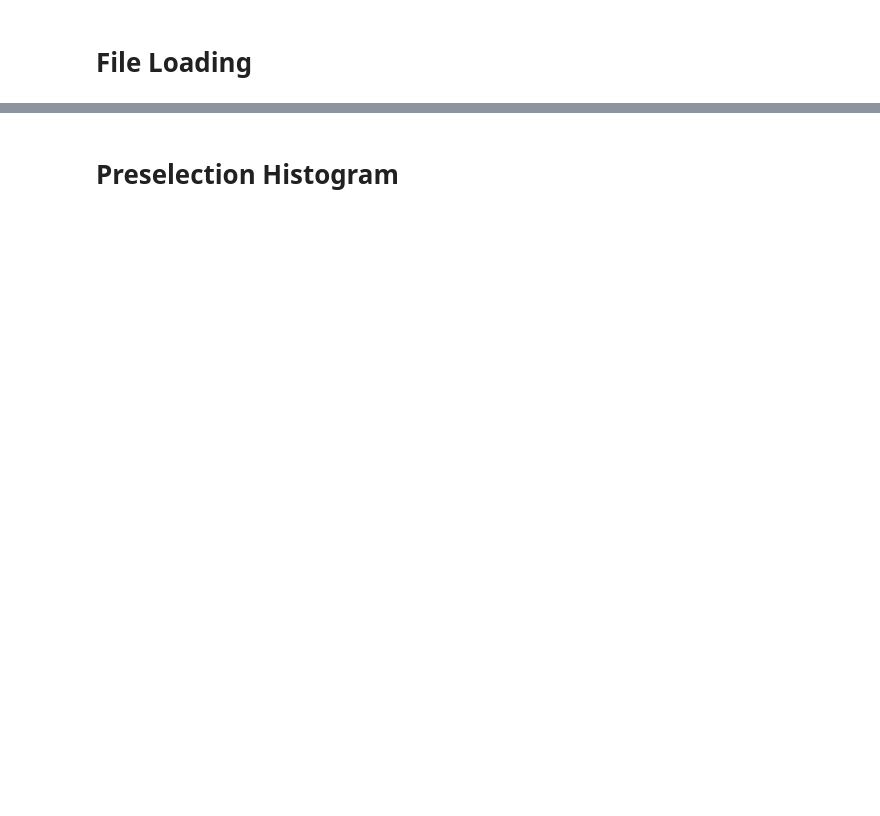
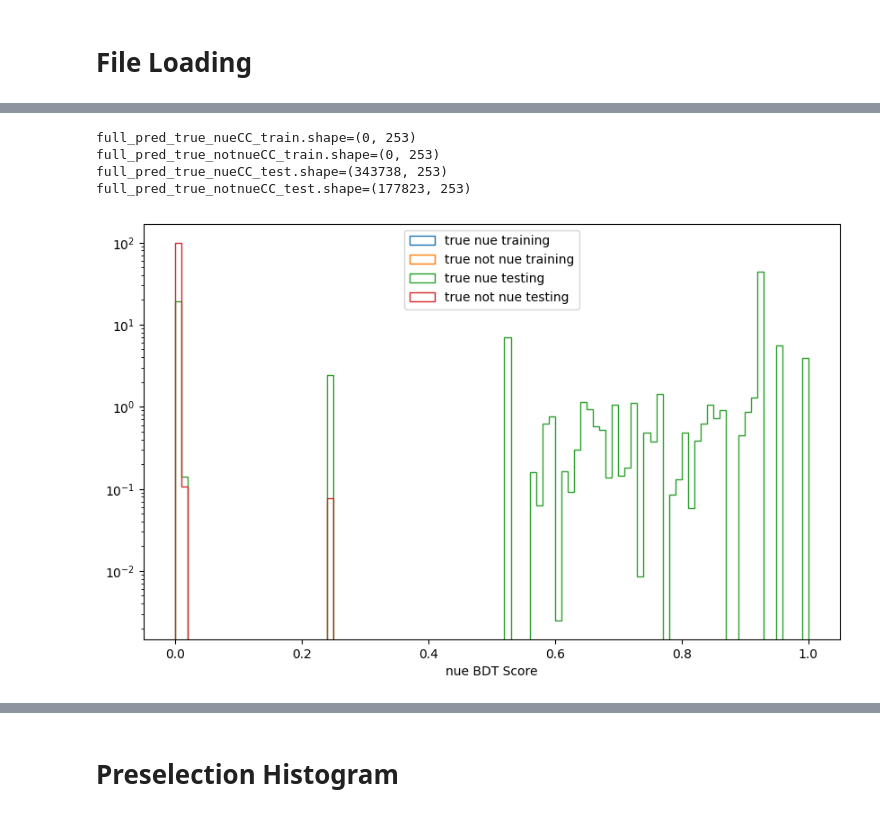
Before and after one commit to leehagaman/uboone_ngem, a Jupyter notebook: ipynb_notebooks/open_data_multiclass_histograms.ipynb, the cells around one changed output, grey strips where cells are left out. Drawn from its saved outputs; the diff is of its cells as text; code cells hidden in the pictures; blank space fills up the shorter version.

Commit message:
added nue_only LANTERN training, started trying to understand data/MC there

```diff
--- a/ipynb_notebooks/open_data_multiclass_histograms.ipynb
+++ b/ipynb_notebooks/open_data_multiclass_histograms.ipynb
@@ -24,9 +24,14 @@ from src.variables import lantern_training_vars
 training = "mixed_del1g_iso_training"
 training = "mixed_wc_training"
 training = "mixed_lantern_training"
+training = "nue_only_lantern_training"
 
 sig_categories = train_category_labels
 sig_category_labels_latex = train_category_labels_latex
+
+if training == "nue_only_lantern_training":
+    sig_categories = ["not_nue", "nue"]
+    sig_category_labels_latex = ["not_nue", "nue"]
 # %%
 print("loading all_df.pkl...")
 with open(f"{intermediate_files_location}/all_df.pkl", "rb") as f:
@@ -73,13 +103,36 @@ full_pred["wc_net_weight"] = modified_net_weights
+# %%
+merged_df = pd.concat([test_pred, half_data])
+presel_merged_df = merged_df.query("wc_kine_reco_Enu > 0 and wc_shw_sp_n_20mev_showers > 0")
 # %%
-full_pred_true_nueCC = full_pred.query("wc_truth_isCC==1 and abs(wc_truth_nuPdg)==12")
-full_pred_true_notnueCC = full_pred.query("not (wc_truth_isCC==1 and abs(wc_truth_nuPdg)==12)")
+full_pred_true_nueCC = presel_merged_df.query("filetype != 'data' and filetype != 'delete_one_gamma_overlay' and filetype != 'isotropic_one_gamma_overlay' and wc_truth_isCC==1 and abs(wc_truth_nuPdg)==12")
+full_pred_true_notnueCC = presel_merged_df.query("filetype != 'data' and filetype != 'delete_one_gamma_overlay' and filetype != 'isotropic_one_gamma_overlay' and not (wc_truth_isCC==1 and abs(wc_truth_nuPdg)==12)")
+
+full_pred_true_nueCC_train = full_pred_true_nueCC.query("used_for_training == True")
+full_pred_true_notnueCC_train = full_pred_true_notnueCC.query("used_for_training == True")
+full_pred_true_nueCC_test = full_pred_true_nueCC.query("used_for_testing == True")
+full_pred_true_notnueCC_test = full_pred_true_notnueCC.query("used_for_testing == True")
+
+print(f"{full_pred_true_nueCC_train.shape=}")
+print(f"{full_pred_true_notnueCC_train.shape=}")
+print(f"{full_pred_true_nueCC_test.shape=}")
+print(f"{full_pred_true_notnueCC_test.shape=}")
 
 bins = np.linspace(0, 1, 101)
 
 plt.figure(figsize=(10, 6))
-plt.hist(full_pred_true_nueCC["prob_nueCC_Np"], weights=full_pred_true_nueCC["wc_net_weight"], bins=bins, label="true nueCC", density=True, histtype="step")
-plt.hist(full_pred_true_notnueCC["prob_nueCC_Np"], weights=full_pred_true_notnueCC["wc_net_weight"], bins=bins, label="true not nueCC", density=True, histtype="step")
+#plt.hist(full_pred_true_nueCC["prob_nueCC_Np"], weights=full_pred_true_nueCC["wc_net_weight"], bins=bins, label="true nueCC", density=True, histtype="step")
+#plt.hist(full_pred_true_notnueCC["prob_nueCC_Np"], weights=full_pred_true_notnueCC["wc_net_weight"], bins=bins, label="true not nueCC", density=True, histtype="step")
+plt.hist(full_pred_true_nueCC_train["prob_nue"], weights=full_pred_true_nueCC_train["wc_net_weight"], bins=bins, label="true nue training", density=True, histtype="step")
+plt.hist(full_pred_true_notnueCC_train["prob_nue"], weights=full_pred_true_notnueCC_train["wc_net_weight"], bins=bins, label="true not nue training", density=True, histtype="step")
+plt.hist(full_pred_true_nueCC_test["prob_nue"], weights=full_pred_true_nueCC_test["wc_net_weight"], bins=bins, label="true nue testing", density=True, histtype="step")
+plt.hist(full_pred_true_notnueCC_test["prob_nue"], weights=full_pred_true_notnueCC_test["wc_net_weight"], bins=bins, label="true not nue testing", density=True, histtype="step")
 plt.yscale("log")
 plt.legend()
-plt.xlabel("nueCC_Np BDT Score")
+plt.xlabel("nue BDT Score")
 plt.show()
+# %% [output]
+full_pred_true_nueCC_train.shape=(0, 253)
+full_pred_true_notnueCC_train.shape=(0, 253)
+full_pred_true_nueCC_test.shape=(343738, 253)
+full_pred_true_notnueCC_test.shape=(177823, 253)
+[figure, added]
```
Also changed, not shown: parts of 14 cells of this notebook, 3 other files.
